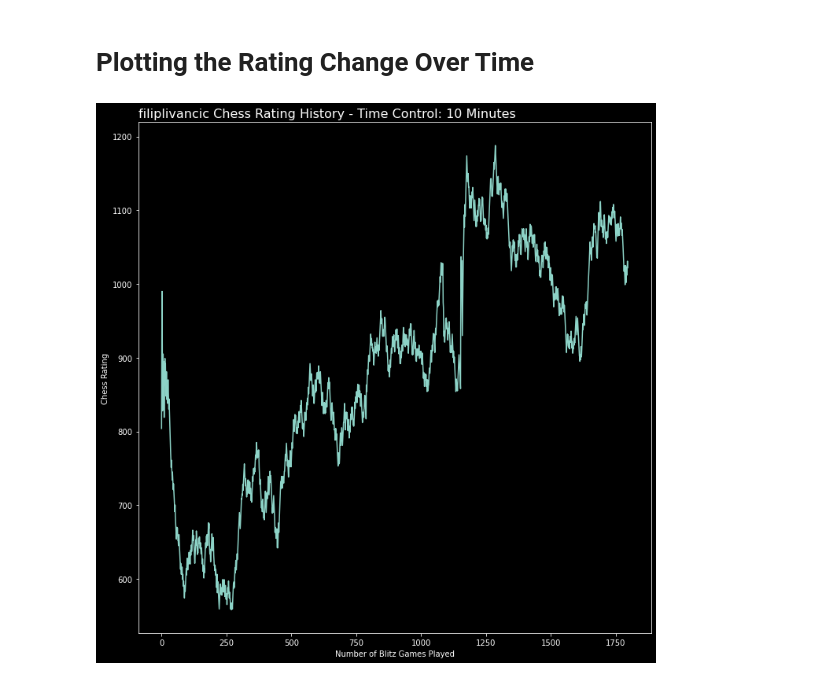
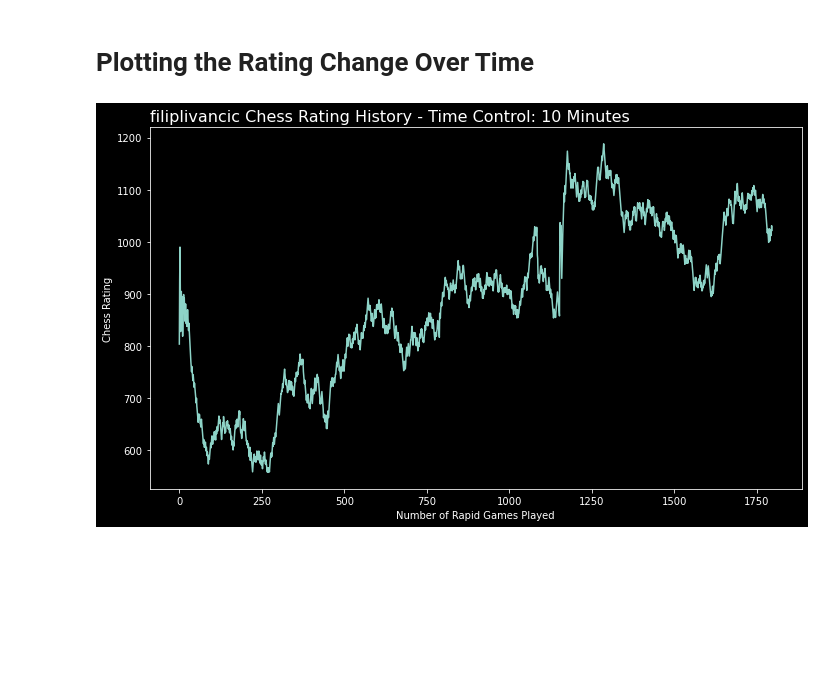
Before and after one commit to Filpill/chess_analysis, a Jupyter notebook: chess_analysis.ipynb, the cells around one changed output. Drawn from its saved outputs; the diff is of its cells as text; code cells hidden in the pictures; blank space fills up the shorter version.

```diff
--- a/chess_analysis.ipynb
+++ b/chess_analysis.ipynb
@@ -26,3 +74,21 @@ def httpsReq(requestAddr):
+# %%
+#Function to Detect Operating System and Adjust Pathing to Respective Filesystem
+def pathing(folder_path,filename):
+
+    #Windows Operating System
+    if 'win' in sys.platform:
+        if folder_path == 'root':
+            filepath = f'{sys.path[0]}\\{filename}'
+        else:
+            filepath = f'{sys.path[0]}\\{folder_path}\\{filename}'
+    #Linux/Mac Operating Sytem
+    else:
+        if folder_path == 'root':
+            filepath = f'{sys.path[0]}/{filename}'
+        else:
+            filepath = f'{sys.path[0]}/{folder_path}/{filename}'
+
+    return filepath
 # %% [markdown]
 # Requesting Game History via Chess.com API
 ### We need to stage our api request to transform into a dataframe:
@@ -277,11 +347,14 @@ print(f'---{player} Chess Stats--- \n{df_blitz_rating.shape[0]} Ranked Blitz Gam
 # %% [markdown]
 # Plotting the Rating Change Over Time
 # %%
-fig, ax = plt.subplots(figsize=(10,10))
+fig, ax = plt.subplots(figsize=(10,6))
 ax.plot(result_df.index,result_df['rating'])
 ax.set_title(f'{player} Chess Rating History - Time Control: 10 Minutes',loc='left',fontsize=16)
-ax.set_xlabel('Number of Blitz Games Played', fontsize = 10)
+ax.set_xlabel('Number of Rapid Games Played', fontsize = 10)
 ax.set_ylabel('Chess Rating', fontsize=10)
 plt.tight_layout()
+
+#Saving Chart
+plt.savefig(pathing('pictures','rating_hist.png'),dpi=100)
 # %% [output]
-[figure, old version]
+[figure, new version]
```
Also changed, not shown: parts of 10 cells of this notebook, 3 other files.
